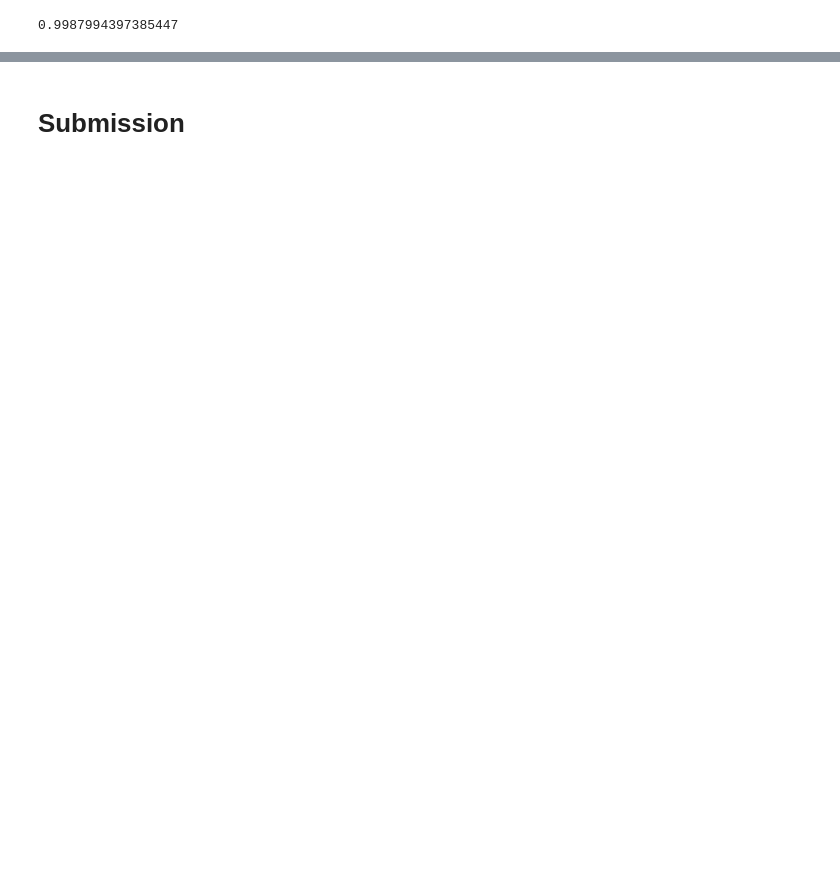
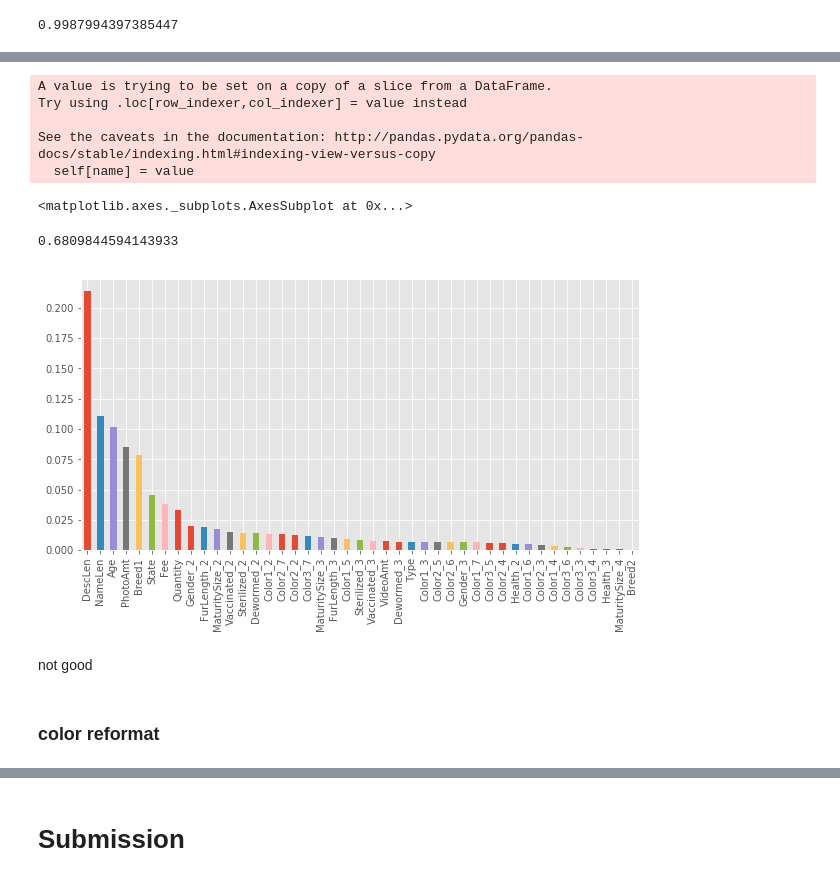
Before and after one commit to UrszulaCzerwinska/Pets, a Jupyter notebook: pets_notebook/kernel.ipynb, the cells around one changed output, grey strips where cells are left out. Saved outputs shown, nothing was run; the diff lists cells and outputs as text; code cells hidden in the pictures; blank space fills up the shorter version.

```diff
--- a/pets_notebook/kernel.ipynb
+++ b/pets_notebook/kernel.ipynb
@@ -669,0 +771,7 @@ estim.best_model()
+# %%
+df =start_proj()
+
+one_hot_cols=['Gender', 'MaturitySize', 'FurLength', 'Vaccinated', 'Dewormed',
+       'Sterilized','Health', 'Color1', 'Color2', 'Color3']
+
+df = pd.get_dummies(df, columns=one_hot_cols, drop_first=True)
@@ -669,0 +791,46 @@ estim.best_model()
+# %%
+sel_cols = [
+    'Type', 'Age', 'Breed1', 'Breed2', 'Quantity', 'Fee', 'State', 'VideoAmt',
+    'PhotoAmt', 'DescLen', 'NameLen', 'Gender_2', 'Gender_3', 'MaturitySize_2',
+    'MaturitySize_3', 'MaturitySize_4', 'FurLength_2', 'FurLength_3',
+    'Vaccinated_2', 'Vaccinated_3', 'Dewormed_2', 'Dewormed_3', 'Sterilized_2',
+    'Sterilized_3', 'Health_2', 'Health_3', 'Color1_2', 'Color1_3', 'Color1_4',
+    'Color1_5', 'Color1_6', 'Color1_7', 'Color2_2', 'Color2_3', 'Color2_4',
+    'Color2_5', 'Color2_6', 'Color2_7', 'Color3_3', 'Color3_4', 'Color3_5',
+    'Color3_6', 'Color3_7'
+]
+
+df_ml = df[sel_cols]
+df_ml.State = df_ml.State.astype(int)
+
+df_ml.State = df_ml.State.astype(int)
+
+train_ml = df_ml.iloc[0:14993, ]
+test_ml = df_ml.iloc[14993:, ]
+
+train_ml.shape
+
+test_ml.shape
+
+model = xgb.XGBClassifier(
+    n_estimators=500, nthread=-1, max_depth=8, learning_rate=0.015)
+model.fit(train_ml.values, train_y.values)
+
+display(
+    pd.Series(model.feature_importances_,
+              index=train_ml.columns).sort_values(ascending=False).plot.bar())
+
+display(model.score(train_ml.values, train_y.values))
+# %% [output]
+A value is trying to be set on a copy of a slice from a DataFrame.
+Try using .loc[row_indexer,col_indexer] = value instead
+
+See the caveats in the documentation: http://pandas.pydata.org/pandas-docs/stable/indexing.html#indexing-view-versus-copy
+  self[name] = value
+<matplotlib.axes._subplots.AxesSubplot at 0x...>
+0.6809844594143933
+[figure, added]
+# %% [markdown]
+not good
+# %% [markdown]
+### color reformat
```
Also changed, not shown: parts of 85 cells of this notebook, 1 other file.
